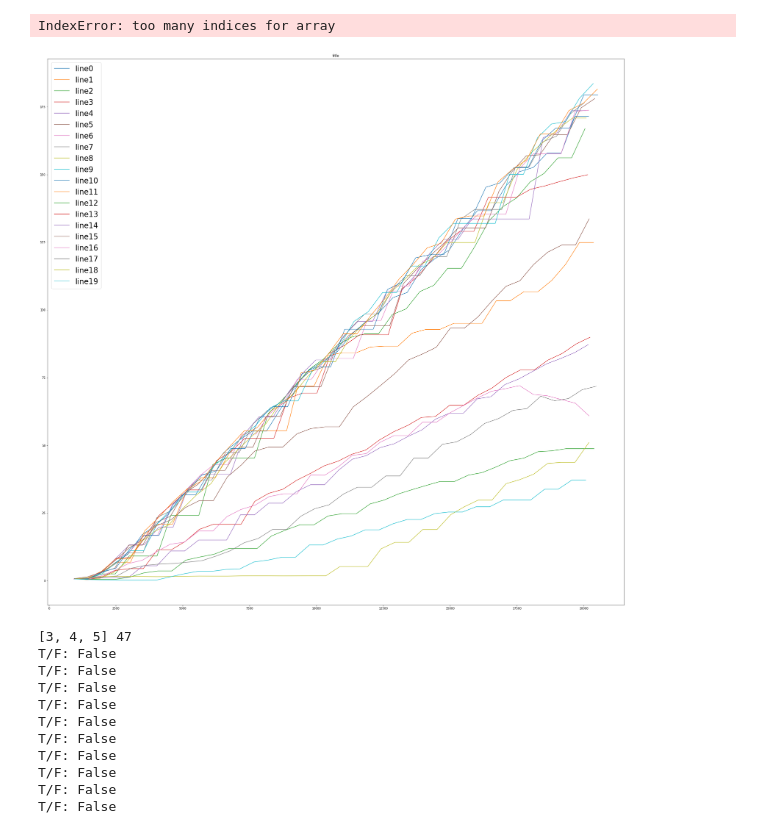
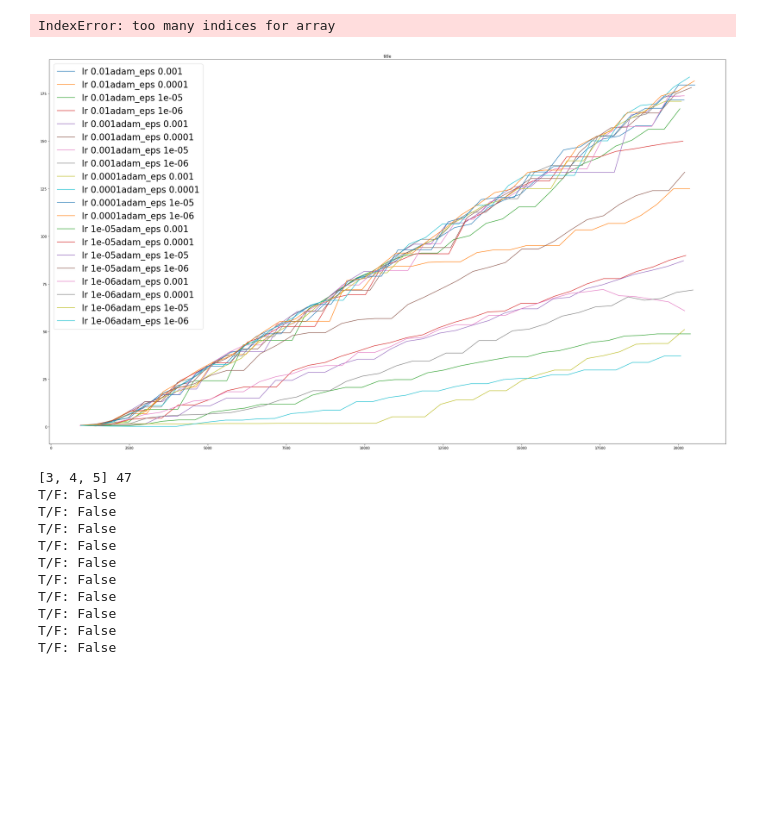
Before and after one commit to automl/mdp-playground, a Jupyter notebook: run_experiments.ipynb, the cells around one changed output. Drawn from its saved outputs; the diff is of its cells as text; code cells hidden in the pictures; blank space fills up the shorter version.

```diff
--- a/run_experiments.ipynb
+++ b/run_experiments.ipynb
@@ -466,6 +466,8 @@ stats_file = dir_name + '/' + '22.csv' #Name of file to which benchmark stats we
 # 18, 19 same as 16 but with ray.init(local_mode=True)
 # 20, 21, 22 have 5x4 configs for learning_rates x adam_epsilon;
 # 23 same as 22 but changed adam_epsilon grid
+# 24 has (5x4x10 configs of del x seq_len x seed): main experiment with DQN
+# 25 have 5x2x10 configs: main experiment with DQN with 10 seeds
 # Others are in /home/rajanr/Backup/rl_toy files
 
 state_space_sizes = [8]#, 10, 12, 14] # [2**i for i in range(1,6)]
@@ -508,12 +510,12 @@ for i in range(col_vals.shape[0] - 1):
 
     if col_vals[i, -3] > col_vals[i + 1, -3]: #hack
 #         print(col_vals[i, 6])
-        list_of_learning_curves.append(col_vals[previous_i:i+1, -3:])
+        list_of_learning_curves.append(col_vals[previous_i:i+1, -5:])
         previous_i = i + 1
         final_rows_for_a_config.append(i)
 print("i, previous_i:", i, previous_i)
 final_rows_for_a_config.append(i + 1)
-list_of_learning_curves.append(col_vals[previous_i:i + 2, -3:])
+list_of_learning_curves.append(col_vals[previous_i:i + 2, -5:])
 
 print("final_rows_for_a_config", final_rows_for_a_config)
 print(len(final_rows_for_a_config), len(list_of_learning_curves))
@@ -657,21 +659,21 @@ AVG plot
 [figure]
 IndexError: too many indices for array
 # %%
-fig = plt.figure(figsize=(9*4, 7*5)) #
+fig = plt.figure(figsize=(9*4, 7*3)) #
 for i in range(len(list_of_learning_curves)):
 #    for j in range(len(action_space_sizes)):
-    to_plot_ = list_of_learning_curves[i][:, 0:2]
+    to_plot_ = list_of_learning_curves[i][:, 0:4]
 #         print(to_plot_)
     import matplotlib.pyplot as plt
-    plt.plot(to_plot_[:, 0], to_plot_[:, 1], label="line " + str(i))#, extent=[0, 16, 8, 14])
+    plt.plot(to_plot_[:, 2], to_plot_[:, 3], label="lr " + str(to_plot_[0, 0]) + " adam_eps " + str(to_plot_[0, 1]))#, extent=[0, 16, 8, 14])
 #        plt.colorbar()
 #         plt.xscale('log')
 #         plt.yscale('log')
 plt.title('title')
 plt.legend(loc='upper left', prop={'size': 26})
 plt.show()
 # %% [output]
-[figure, old version]
+[figure, new version]
 # %%
 #####INCOMPLETE
 # 2-D heatmaps
```
Also changed, not shown: parts of 1 cell of this notebook, 1 other file.
